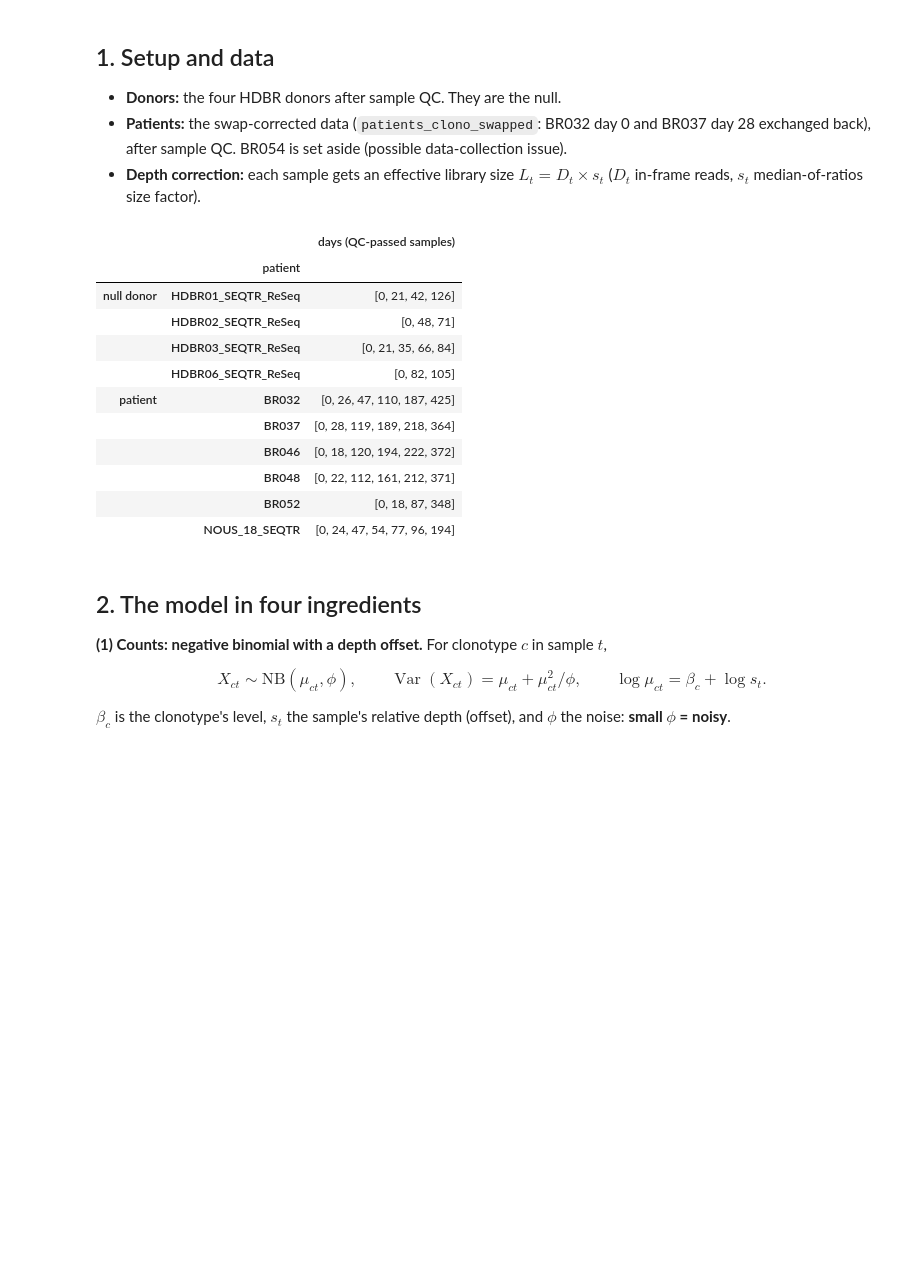
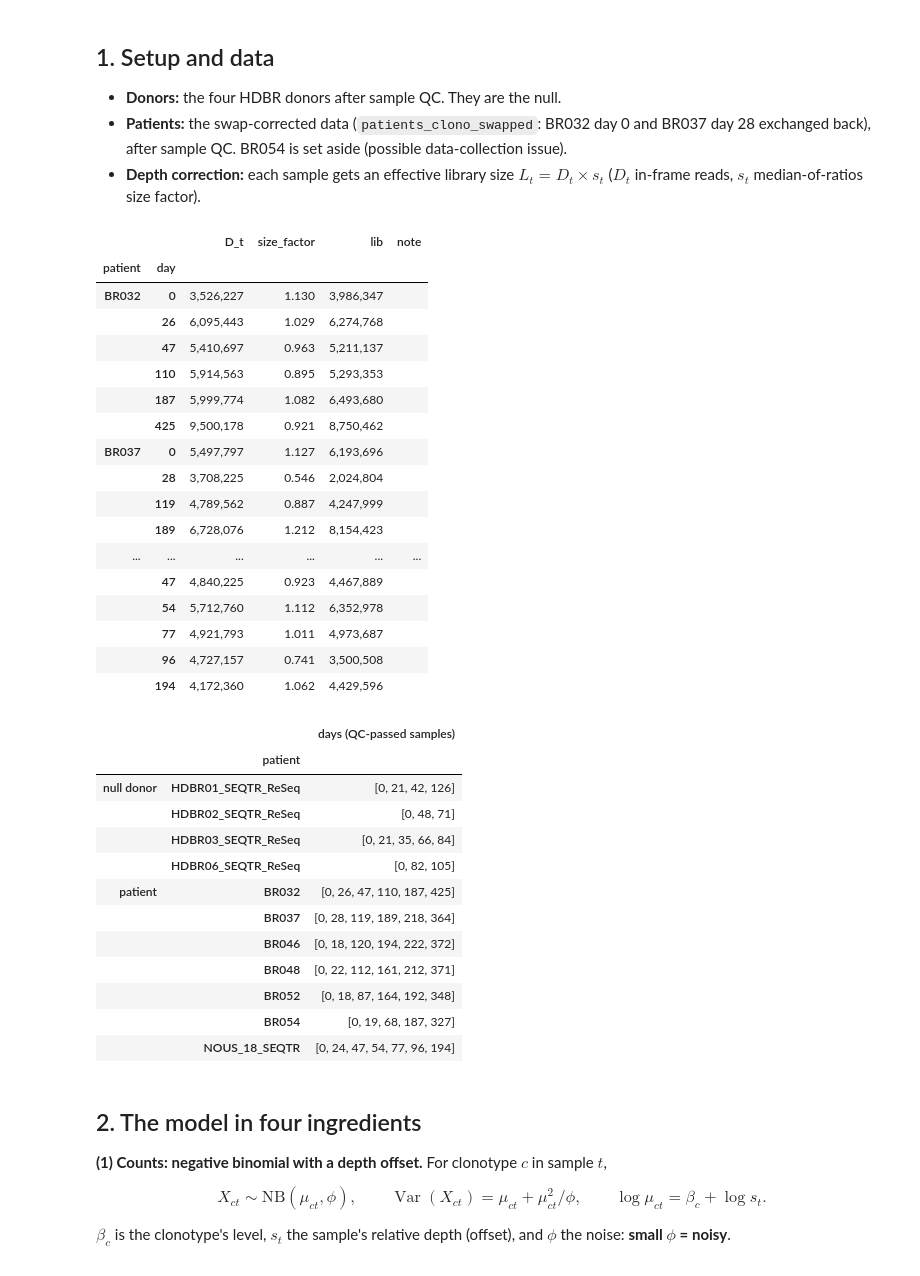
Before and after one commit to leogabcz/VHIO-colab, a Jupyter notebook: notebooks/Notebook_3_status.ipynb, the cells around one changed output. Drawn from its saved outputs; the diff is of its cells as text; code cells hidden in the pictures; blank space fills up the shorter version.

Commit message:
Changes in two patients, removed contamination Re-run analysis notebook

```diff
--- a/notebooks/Notebook_3_status.ipynb
+++ b/notebooks/Notebook_3_status.ipynb
@@ -59,39 +59,76 @@ CAP = [{'selector': 'caption', 'props': 'caption-side: top; text-align: left; fo
 # %%
 # ---- donors (null) ----
 healthy_df = load_group('donors', with_D_t=True, with_freq=True)
 d_qc = drop_failed_samples(healthy_df, sample_qc(healthy_df))
 d_qc = tmm_normalize(d_qc)
 d_qc = nb.attach_size_factor_offset(d_qc)                    # lib = L_t = D_t * size factor
 NULL_DONORS = [p for p in sorted(d_qc['patient'].unique()) if str(p).startswith('HDBR')]
 COLOR = dict(zip(NULL_DONORS, DONOR_COLORS))
 
-# ---- patients (swap-corrected) ----
-PATIENT_GROUP = 'patients_swapped'
-EXCLUDE_PATIENTS = ['BR054']
-data_io.ROOTS['patients_swapped'] = Path('../data/patients_clono_swapped/')
+# ---- patients (swap-corrected, contamination-cleaned) ----
+data_io.ROOTS['patients_clean'] = Path('../data/patients_clono_clean/')
+PATIENT_GROUP = 'patients_clean'
+EXCLUDE_PATIENTS = []                                   # BR054 back in
+DROP_SAMPLES = {('BR054', 141)}                         # another person's library: always out
+PUT_BACK = {('BR052', 164), ('BR052', 192)}             # failed QC, put back on purpose
+RUN_TAG = 'patients_clean__BR054-in__BR052-d164-d192-in'  # names the saved results of this sample set
+
 patients_df = load_group(PATIENT_GROUP, with_D_t=True, with_freq=True)
-p_qc = drop_failed_samples(patients_df, sample_qc(patients_df))
-p_qc = nb.attach_size_factor_offset(p_qc)
+qc = sample_qc(patients_df)
+qkey = list(zip(qc['patient'].astype(str), qc['day'].astype(int)))
+qc['drop'] = [(k in DROP_SAMPLES) or (dr and k not in PUT_BACK) for k, dr in zip(qkey, qc['drop'])]
+p_qc = drop_failed_samples(patients_df, qc)
+
+# size factors from the QC-passing samples only; put-back samples get size factor 1 (offset = D_t):
+# the reference clonotypes are almost all absent from them, so median-of-ratios cannot be computed there
+back = np.array([k in PUT_BACK for k in zip(p_qc['patient'].astype(str), p_qc['day'].astype(int))])
+p_qc = pd.concat([nb.attach_size_factor_offset(p_qc[~back]),
+                  p_qc[back].assign(size_factor=1.0, lib=lambda d: d['D_t'].astype(float))], ignore_index=True)
 PATIENTS = [p for p in sorted(p_qc['patient'].astype(str).unique())
             if not any(p.startswith(e) for e in EXCLUDE_PATIENTS)]
+
+sf = p_qc.groupby(['patient', 'day'], observed=True)[['D_t', 'size_factor', 'lib']].first().reset_index()
+sf['note'] = ['put back (failed QC), size factor 1' if (str(p), int(d)) in PUT_BACK else ''
+              for p, d in zip(sf['patient'], sf['day'])]
+display(sf[sf['patient'].astype(str).isin(PATIENTS)].set_index(['patient', 'day'])
+        .style.format({'D_t': '{:,.0f}', 'size_factor': '{:.3f}', 'lib': '{:,.0f}'}))
 
 samples = lambda df, who: (df[df['patient'].astype(str).isin([str(w) for w in who])]
                            .groupby('patient', observed=True)['day'].unique().apply(sorted))
 display(pd.concat({'null donor': samples(d_qc, NULL_DONORS), 'patient': samples(p_qc, PATIENTS)})
         .rename('days (QC-passed samples)').to_frame())
 # %% [output]
-|  |  | days (QC-passed samples) |
-|  | patient |  |
-| null donor | HDBR01_SEQTR_ReSeq | [0, 21, 42, 126] |
-|  | HDBR02_SEQTR_ReSeq | [0, 48, 71] |
-|  | HDBR03_SEQTR_ReSeq | [0, 21, 35, 66, 84] |
-|  | HDBR06_SEQTR_ReSeq | [0, 82, 105] |
-| patient | BR032 | [0, 26, 47, 110, 187, 425] |
-|  | BR037 | [0, 28, 119, 189, 218, 364] |
-|  | BR046 | [0, 18, 120, 194, 222, 372] |
-|  | BR048 | [0, 22, 112, 161, 212, 371] |
-|  | BR052 | [0, 18, 87, 348] |
-|  | NOUS_18_SEQTR | [0, 24, 47, 54, 77, 96, 194] |
+|  |  | D_t | size_factor | lib | note |
+| patient | day |  |  |  |  |
+| BR032 | 0 | 3,526,227 | 1.130 | 3,986,347 |  |
+|  | 26 | 6,095,443 | 1.029 | 6,274,768 |  |
+|  | 47 | 5,410,697 | 0.963 | 5,211,137 |  |
+|  | 110 | 5,914,563 | 0.895 | 5,293,353 |  |
+|  | 187 | 5,999,774 | 1.082 | 6,493,680 |  |
+|  | 425 | 9,500,178 | 0.921 | 8,750,462 |  |
+| BR037 | 0 | 5,497,797 | 1.127 | 6,193,696 |  |
+|  | 28 | 3,708,225 | 0.546 | 2,024,804 |  |
+|  | 119 | 4,789,562 | 0.887 | 4,247,999 |  |
+|  | 189 | 6,728,076 | 1.212 | 8,154,423 |  |
+| ... | ... | ... | ... | ... | ... |
+|  | 47 | 4,840,225 | 0.923 | 4,467,889 |  |
+|  | 54 | 5,712,760 | 1.112 | 6,352,978 |  |
+|  | 77 | 4,921,793 | 1.011 | 4,973,687 |  |
+|  | 96 | 4,727,157 | 0.741 | 3,500,508 |  |
+|  | 194 | 4,172,360 | 1.062 | 4,429,596 |  |
+|  |  | days (QC-passed samples) |
+|  | patient |  |
+| null donor | HDBR01_SEQTR_ReSeq | [0, 21, 42, 126] |
+|  | HDBR02_SEQTR_ReSeq | [0, 48, 71] |
+|  | HDBR03_SEQTR_ReSeq | [0, 21, 35, 66, 84] |
+|  | HDBR06_SEQTR_ReSeq | [0, 82, 105] |
+| patient | BR032 | [0, 26, 47, 110, 187, 425] |
+|  | BR037 | [0, 28, 119, 189, 218, 364] |
+|  | BR046 | [0, 18, 120, 194, 222, 372] |
+|  | BR048 | [0, 22, 112, 161, 212, 371] |
+|  | BR052 | [0, 18, 87, 164, 192, 348] |
+|  | BR054 | [0, 19, 68, 187, 327] |
+|  | NOUS_18_SEQTR | [0, 24, 47, 54, 77, 96, 194] |
 # %% [markdown]
 ## 2. The model in four ingredients
 
```
Also changed, not shown: parts of 8 cells of this notebook, 12 other files.
